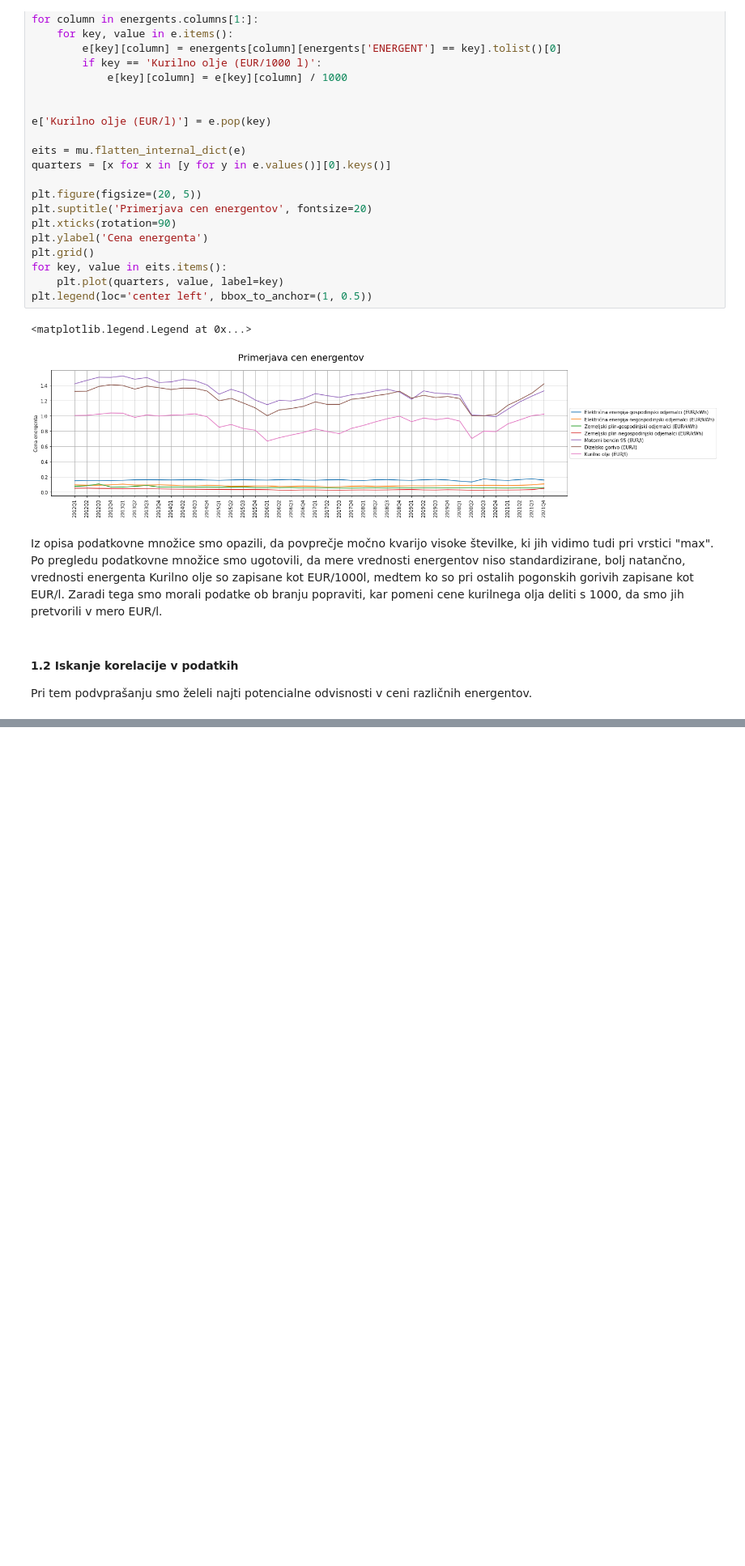
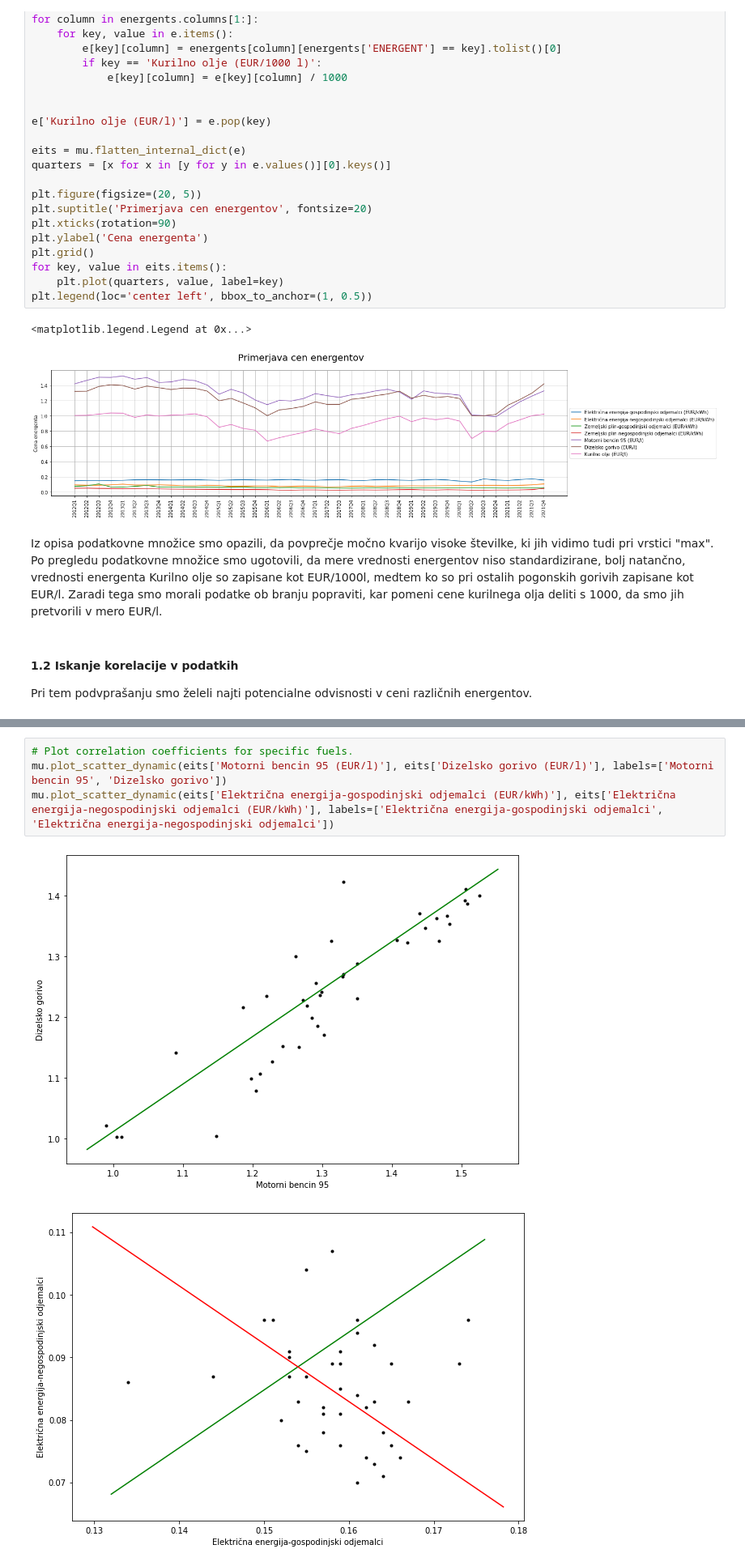
Before and after one commit to cugalord/PR21_NVZ-LS-BK-NZ, a Jupyter notebook: src/fuel_correlation.ipynb, the cells around one changed output, grey strips where cells are left out. Shown at 81% size. Cells and saved outputs as stored; diff of their text form; blank space fills up the shorter version.

```diff
--- a/src/fuel_correlation.ipynb
+++ b/src/fuel_correlation.ipynb
@@ -129,0 +115,7 @@ Zemeljski plin-negospodinjski odjemalci - el. energija-negospodinjski odjemalci
+# %%
+# Plot correlation coefficients for specific fuels.
+mu.plot_scatter_dynamic(eits['Motorni bencin 95 (EUR/l)'], eits['Dizelsko gorivo (EUR/l)'], labels=['Motorni bencin 95', 'Dizelsko gorivo'])
+mu.plot_scatter_dynamic(eits['Električna energija-gospodinjski odjemalci (EUR/kWh)'], eits['Električna energija-negospodinjski odjemalci (EUR/kWh)'], labels=['Električna energija-gospodinjski odjemalci', 'Električna energija-negospodinjski odjemalci'])
+# %% [output]
+[figure, added]
+[figure, added]
```
Also changed, not shown: parts of 3 cells of this notebook, 2 other files.
